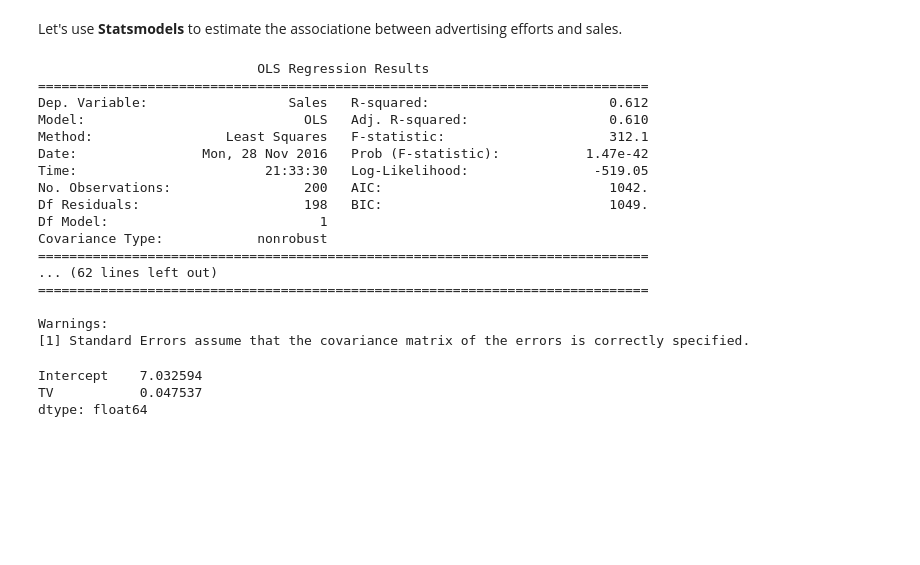
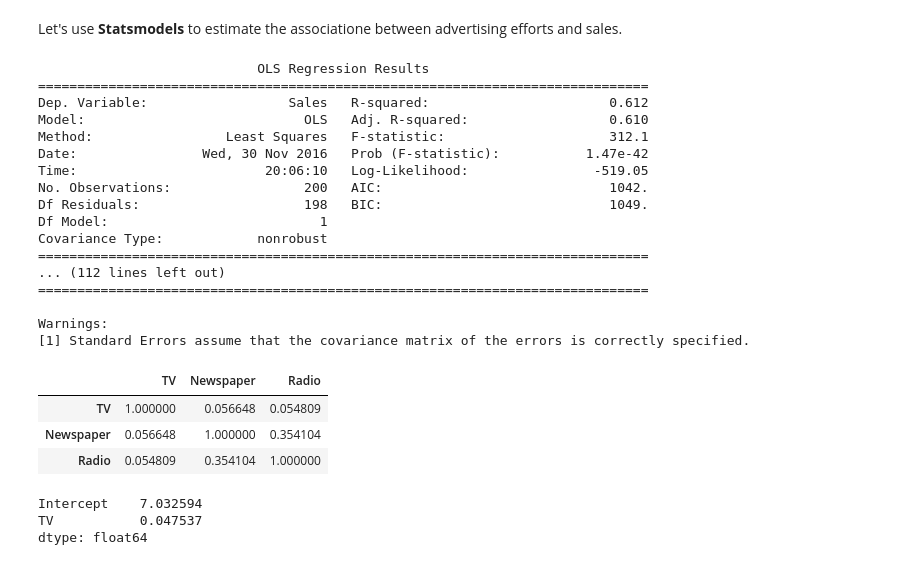
Before and after one commit to edmond24/Edmond-repo, a Jupyter notebook: lessons/lesson-04/code/starter-code/demo-starter-code-4.ipynb, the cells around one changed output. Drawn from its saved outputs; the diff is of its cells as text; code cells hidden in the pictures; blank space fills up the shorter version.

```diff
--- a/lessons/lesson-04/code/starter-code/demo-starter-code-4.ipynb
+++ b/lessons/lesson-04/code/starter-code/demo-starter-code-4.ipynb
@@ -87,8 +87,11 @@ Let's use **Statsmodels** to estimate the associatione between advertising effor
 import statsmodels.formula.api as smf
 
 formulas = ['Sales ~ TV',
+            'Sales ~ Radio',
             'Sales ~ TV + Radio',
+            'Sales ~ Newspaper',
             'Sales ~ TV + Radio + Newspaper']
+
 def buildModel(equation):
     return smf.ols(formula=equation,data=data).fit()
 
@@ -111,18 +114,26 @@ lm = smf.ols(formula='Sales ~ TV', data=data).fit() #fit model
 Dep. Variable:                  Sales   R-squared:                       0.612
 Model:                            OLS   Adj. R-squared:                  0.610
 Method:                 Least Squares   F-statistic:                     312.1
-Date:                Mon, 28 Nov 2016   Prob (F-statistic):           1.47e-42
-Time:                        21:33:30   Log-Likelihood:                -519.05
+Date:                Wed, 30 Nov 2016   Prob (F-statistic):           1.47e-42
+Time:                        20:06:10   Log-Likelihood:                -519.05
 No. Observations:                 200   AIC:                             1042.
 Df Residuals:                     198   BIC:                             1049.
 Df Model:                           1
 Covariance Type:            nonrobust
 ==============================================================================
-... (62 lines left out)
+... (112 lines left out)
 ==============================================================================
 
 Warnings:
 [1] Standard Errors assume that the covariance matrix of the errors is correctly specified.
+# %%
+#check for colinearity
+data[["TV", "Newspaper","Radio"]].corr()
+# %% [output]
+|  | TV | Newspaper | Radio |
+| TV | 1.000000 | 0.056648 | 0.054809 |
+| Newspaper | 0.056648 | 1.000000 | 0.354104 |
+| Radio | 0.054809 | 0.354104 | 1.000000 |
 # %%
 # print the coefficients
 lm.params #.parameters tells you the coefficients
```
Also changed, not shown: parts of 2 cells of this notebook.
